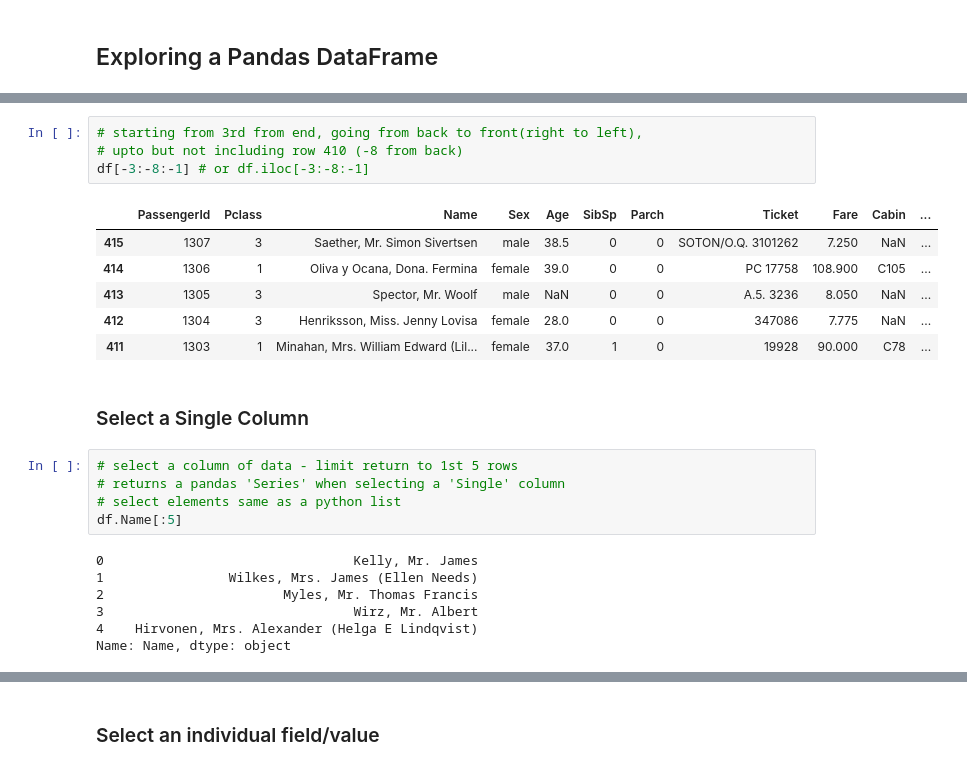
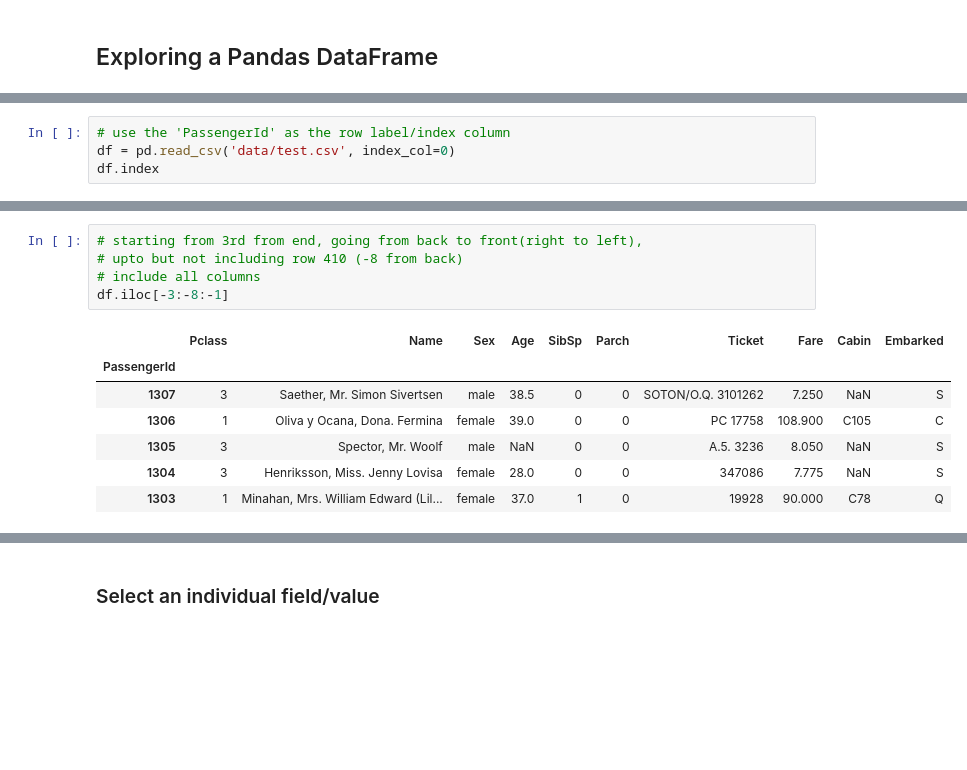
Before and after one commit to TheBoyMoe/DataScience-Repo, a Jupyter notebook: CodeAcademy-Data-Science/05-Pandas/05-pandas-review.ipynb, the cells around one changed output, grey strips where cells are left out. Saved outputs shown, nothing was run; the diff lists cells and outputs as text; blank space fills up the shorter version.

```diff
--- a/CodeAcademy-Data-Science/05-Pandas/05-pandas-review.ipynb
+++ b/CodeAcademy-Data-Science/05-Pandas/05-pandas-review.ipynb
@@ -59,0 +82,4 @@ RangeIndex(start=0, stop=418, step=1)
+# %%
+# use the 'PassengerId' as the row label/index column
+df = pd.read_csv('data/test.csv', index_col=0)
+df.index
@@ -149,25 +312,13 @@ df[205: 210] # or df.iloc[205:210]
 # %%
 # starting from 3rd from end, going from back to front(right to left),
 # upto but not including row 410 (-8 from back)
-df[-3:-8:-1] # or df.iloc[-3:-8:-1]
+# include all columns
+df.iloc[-3:-8:-1]
 # %% [output]
-|  | PassengerId | Pclass | Name | Sex | Age | SibSp | Parch | Ticket | Fare | Cabin | ... |
-| 415 | 1307 | 3 | Saether, Mr. Simon Sivertsen | male | 38.5 | 0 | 0 | SOTON/O.Q. 3101262 | 7.250 | NaN | ... |
-| 414 | 1306 | 1 | Oliva y Ocana, Dona. Fermina | female | 39.0 | 0 | 0 | PC 17758 | 108.900 | C105 | ... |
-| 413 | 1305 | 3 | Spector, Mr. Woolf | male | NaN | 0 | 0 | A.5. 3236 | 8.050 | NaN | ... |
-| 412 | 1304 | 3 | Henriksson, Miss. Jenny Lovisa | female | 28.0 | 0 | 0 | 347086 | 7.775 | NaN | ... |
-| 411 | 1303 | 1 | Minahan, Mrs. William Edward (Lil... | female | 37.0 | 1 | 0 | 19928 | 90.000 | C78 | ... |
+|  | Pclass | Name | Sex | Age | SibSp | Parch | Ticket | Fare | Cabin | Embarked |
+| PassengerId |  |  |  |  |  |  |  |  |  |  |
+| 1307 | 3 | Saether, Mr. Simon Sivertsen | male | 38.5 | 0 | 0 | SOTON/O.Q. 3101262 | 7.250 | NaN | S |
+| 1306 | 1 | Oliva y Ocana, Dona. Fermina | female | 39.0 | 0 | 0 | PC 17758 | 108.900 | C105 | C |
+| 1305 | 3 | Spector, Mr. Woolf | male | NaN | 0 | 0 | A.5. 3236 | 8.050 | NaN | S |
+| 1304 | 3 | Henriksson, Miss. Jenny Lovisa | female | 28.0 | 0 | 0 | 347086 | 7.775 | NaN | S |
+| 1303 | 1 | Minahan, Mrs. William Edward (Lil... | female | 37.0 | 1 | 0 | 19928 | 90.000 | C78 | Q |
-# %% [markdown]
-### Select a Single Column
-# %%
-# select a column of data - limit return to 1st 5 rows
-# returns a pandas 'Series' when selecting a 'Single' column
-# select elements same as a python list
-df.Name[:5]
-# %% [output]
-0                                Kelly, Mr. James
-1                Wilkes, Mrs. James (Ellen Needs)
-2                       Myles, Mr. Thomas Francis
-3                                Wirz, Mr. Albert
-4    Hirvonen, Mrs. Alexander (Helga E Lindqvist)
-Name: Name, dtype: object
```
Also changed, not shown: parts of 41 cells of this notebook, 2 other files.
